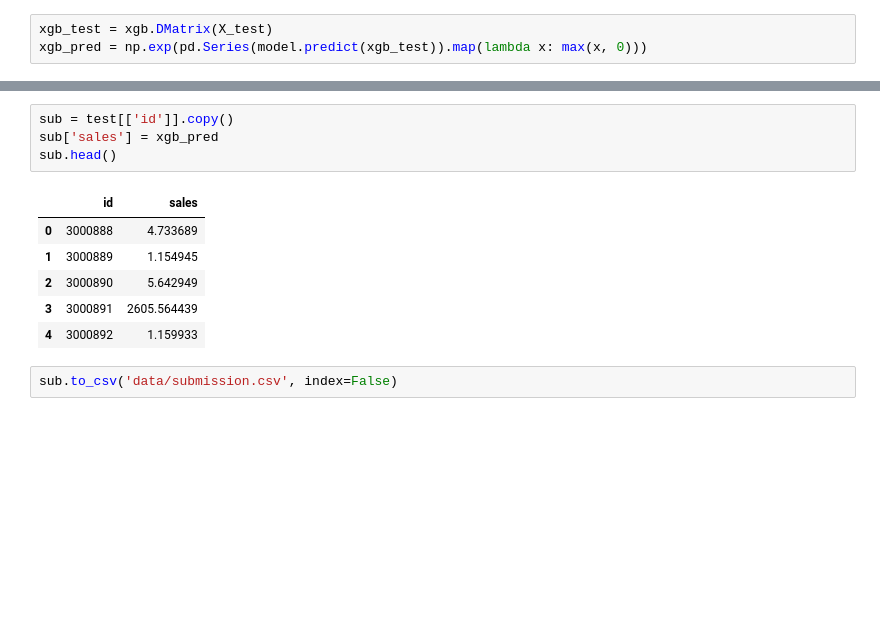
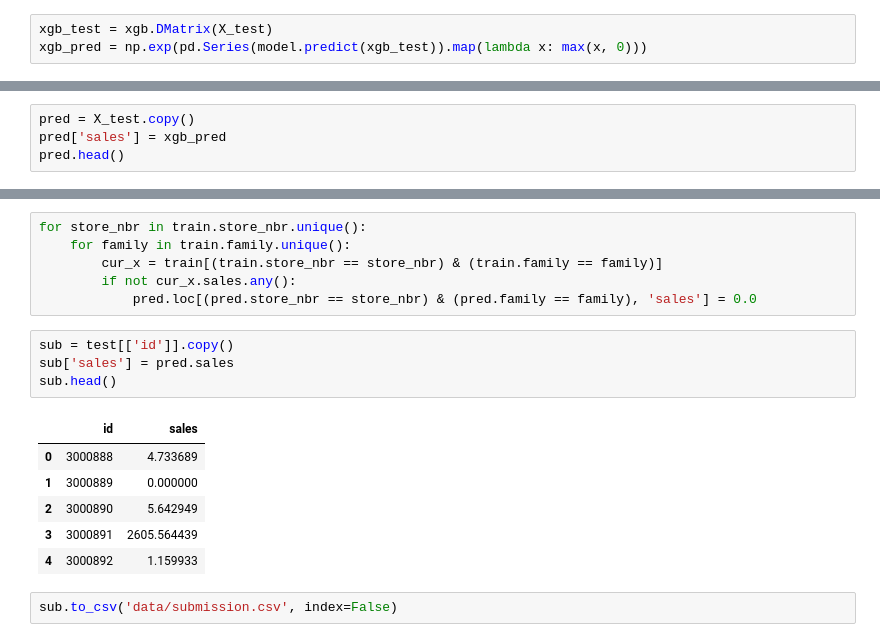
Before and after one commit to andre487/notebooks, a Jupyter notebook: kaggle/store-sales-time-series-forecasting/forecast.ipynb, the cells around one changed output, grey strips where cells are left out. Drawn from its saved outputs; the diff is of its cells as text; blank space fills up the shorter version.

```diff
--- a/kaggle/store-sales-time-series-forecasting/forecast.ipynb
+++ b/kaggle/store-sales-time-series-forecasting/forecast.ipynb
@@ -177,0 +178,4 @@ sorted(model.get_fscore().items(), key=lambda x: x[1], reverse=True)
+# %%
+pred = X_test.copy()
+pred['sales'] = xgb_pred
+pred.head()
@@ -178,11 +189,17 @@ sorted(model.get_fscore().items(), key=lambda x: x[1], reverse=True)
+# %%
+for store_nbr in train.store_nbr.unique():
+    for family in train.family.unique():
+        cur_x = train[(train.store_nbr == store_nbr) & (train.family == family)]
+        if not cur_x.sales.any():
+            pred.loc[(pred.store_nbr == store_nbr) & (pred.family == family), 'sales'] = 0.0
 # %%
 sub = test[['id']].copy()
-sub['sales'] = xgb_pred
+sub['sales'] = pred.sales
 sub.head()
 # %% [output]
 |  | id | sales |
 | 0 | 3000888 | 4.733689 |
-| 1 | 3000889 | 1.154945 |
+| 1 | 3000889 | 0.000000 |
 | 2 | 3000890 | 5.642949 |
 | 3 | 3000891 | 2605.564439 |
 | 4 | 3000892 | 1.159933 |
```
Also changed, not shown: parts of 7 cells of this notebook, 4 other files.
